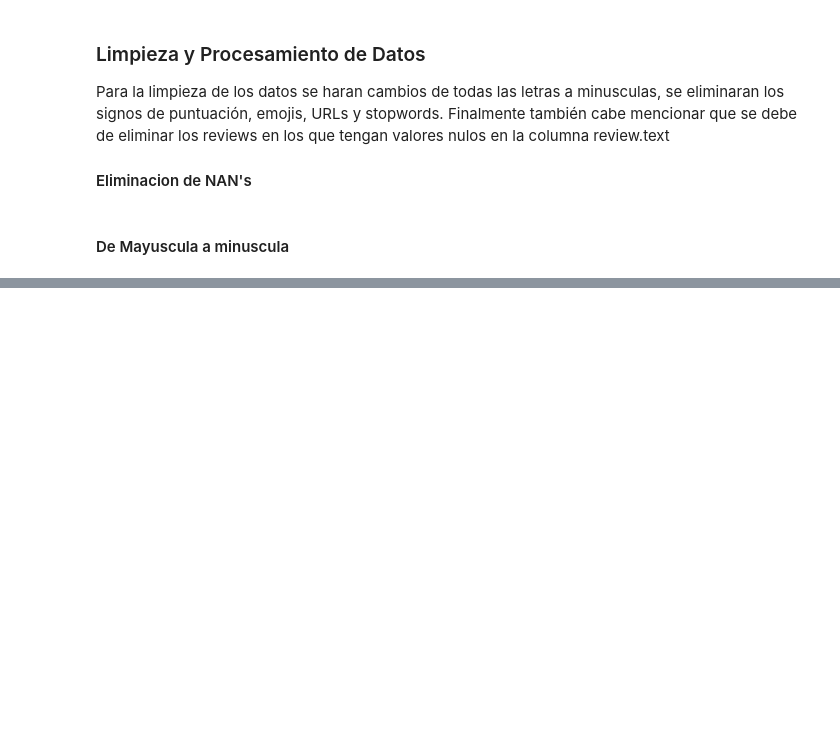
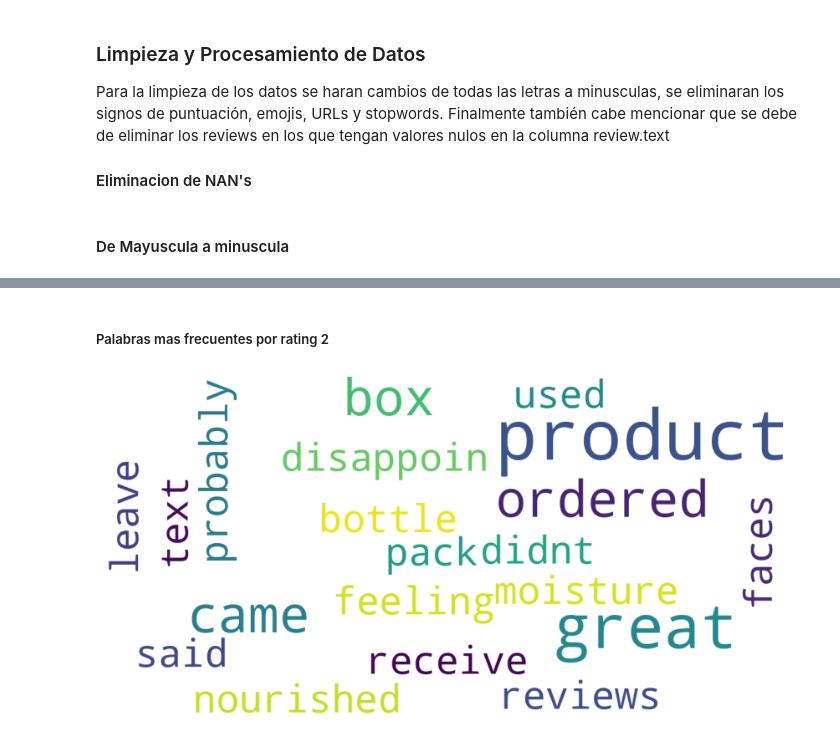
Before and after one commit to marisaaaai/lab5, a Jupyter notebook: lab5.ipynb, the cells around one changed output, grey strips where cells are left out. Drawn from its saved outputs; the diff is of its cells as text; code cells hidden in the pictures; blank space fills up the shorter version.

```diff
--- a/lab5.ipynb
+++ b/lab5.ipynb
@@ -47,0 +161,7 @@ datos.head()
+# %% [markdown]
+##### Palabras mas frecuentes por rating 2
+# %%
+r2 = datos.loc[datos['reviews.rating']==2, ['reviews.text']]
+most_used_words(r2)
+# %% [output]
+[figure, added]
```
Also changed, not shown: parts of 43 cells of this notebook.
